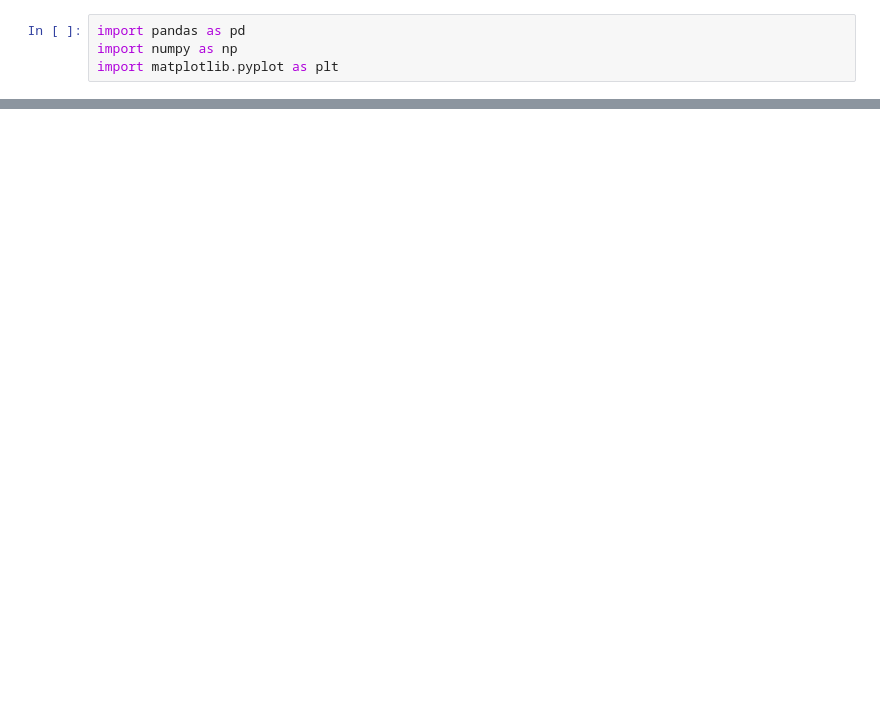
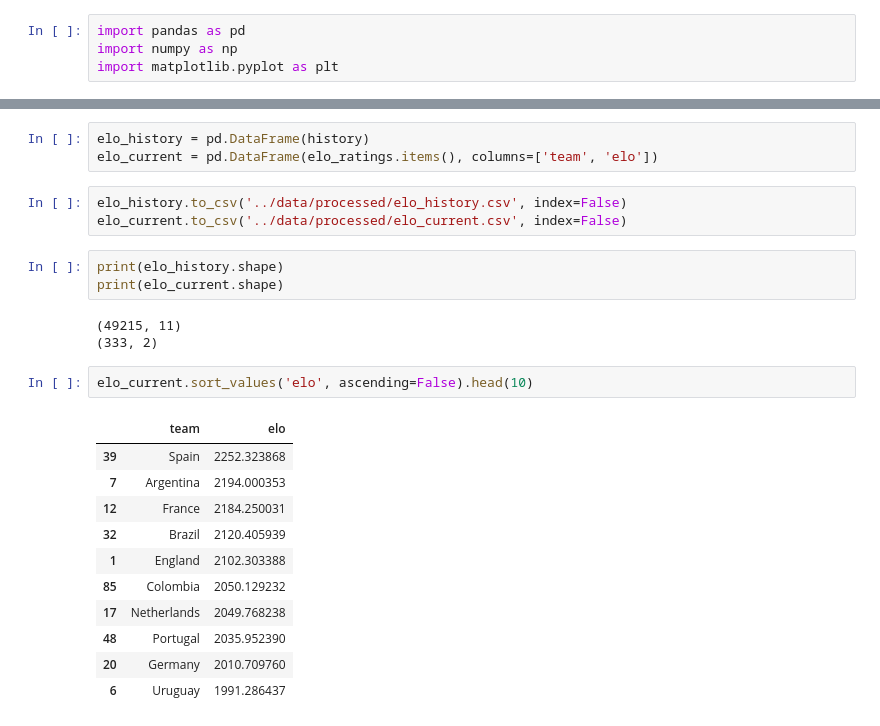
Before and after one commit to caroescm/WC-Project, a Jupyter notebook: notebooks/02-EloRatings.ipynb, the cells around one changed output, grey strips where cells are left out. Drawn from its saved outputs; the diff is of its cells as text; blank space fills up the shorter version.

```diff
--- a/notebooks/02-EloRatings.ipynb
+++ b/notebooks/02-EloRatings.ipynb
@@ -34,0 +132,26 @@ K_FACTORS = {
+# %%
+elo_history = pd.DataFrame(history)
+elo_current = pd.DataFrame(elo_ratings.items(), columns=['team', 'elo'])
+# %%
+elo_history.to_csv('../data/processed/elo_history.csv', index=False)
+elo_current.to_csv('../data/processed/elo_current.csv', index=False)
+# %%
+print(elo_history.shape)
+print(elo_current.shape)
+# %% [output]
+(49215, 11)
+(333, 2)
+# %%
+elo_current.sort_values('elo', ascending=False).head(10)
+# %% [output]
+|  | team | elo |
+| 39 | Spain | 2252.323868 |
+| 7 | Argentina | 2194.000353 |
+| 12 | France | 2184.250031 |
+| 32 | Brazil | 2120.405939 |
+| 1 | England | 2102.303388 |
+| 85 | Colombia | 2050.129232 |
+| 17 | Netherlands | 2049.768238 |
+| 48 | Portugal | 2035.952390 |
+| 20 | Germany | 2010.709760 |
+| 6 | Uruguay | 1991.286437 |
```
Also changed, not shown: parts of 10 cells of this notebook, 2 other files.
